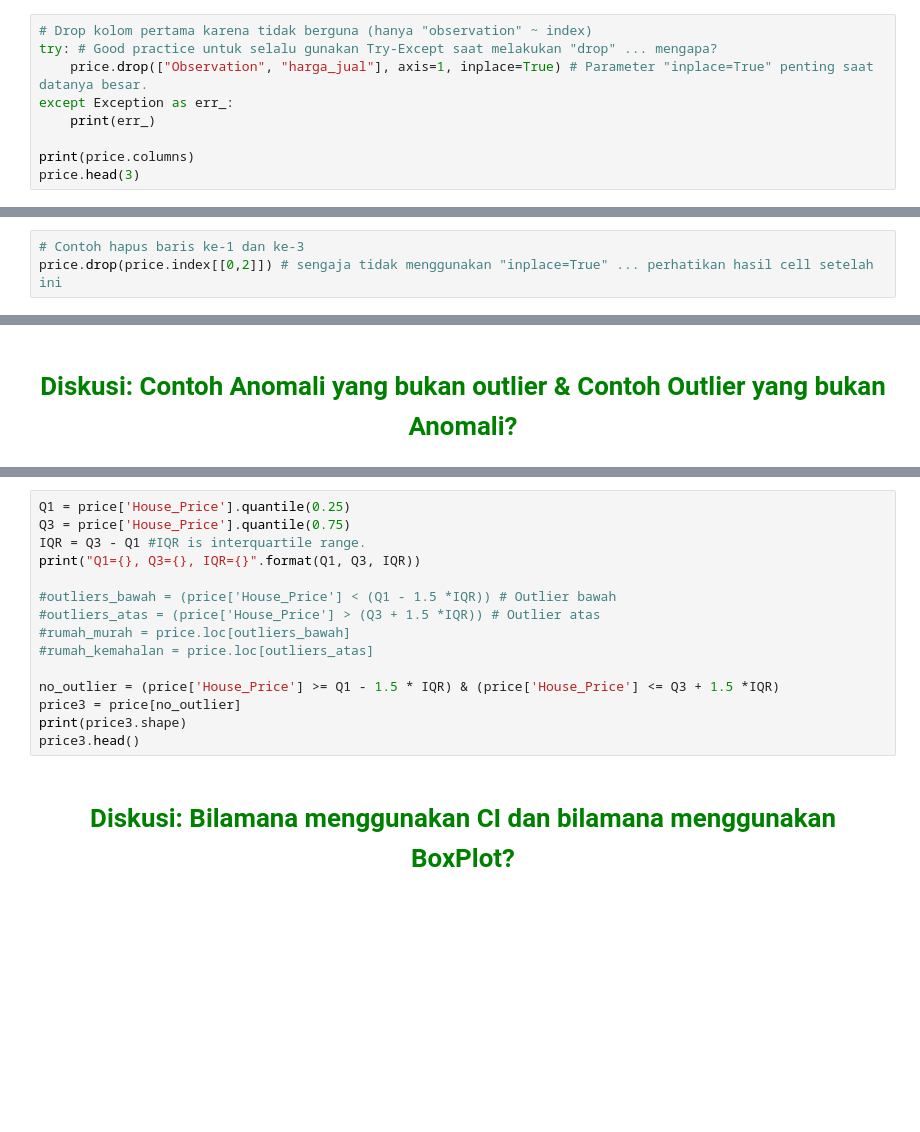
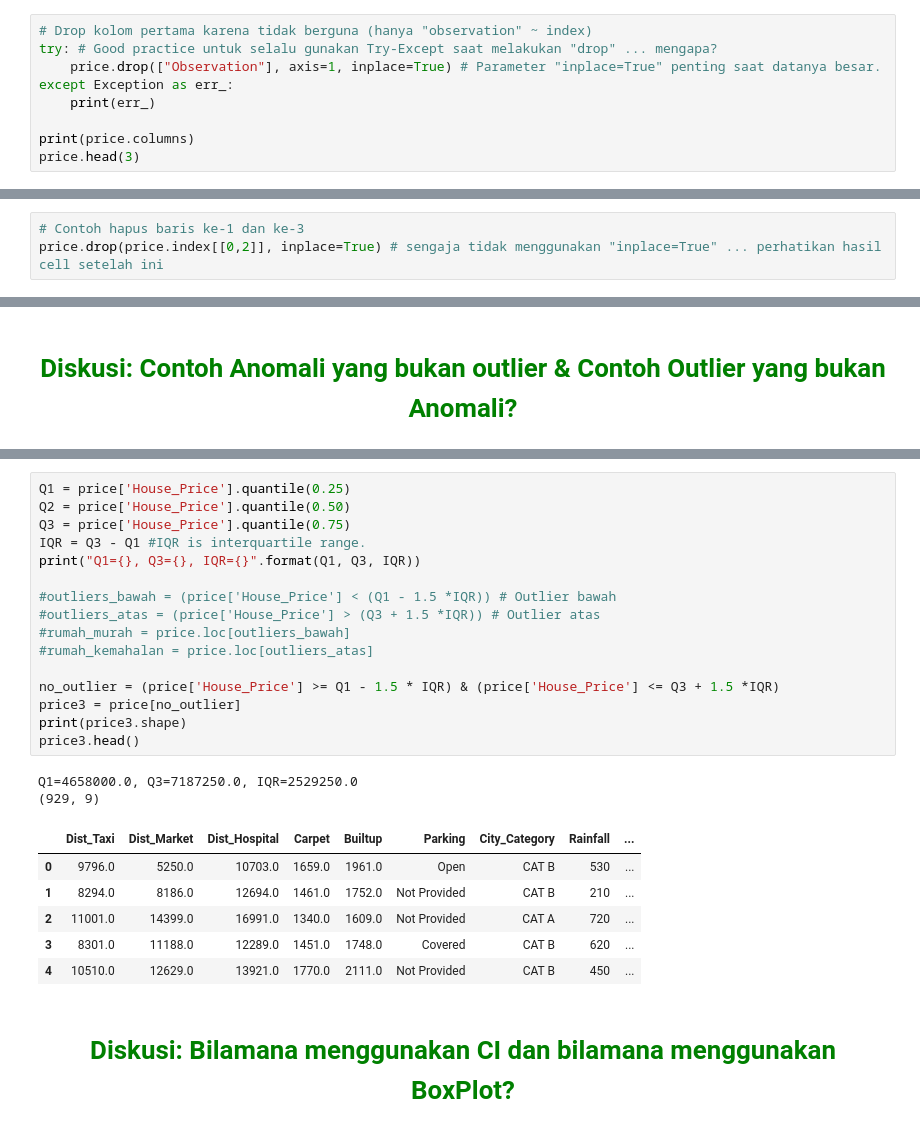
Before and after one commit to sakerajunior/ptpjb, a Jupyter notebook: 03 - Exploratory Data Analysis ~ Preprocessing.ipynb, the cells around one changed output, grey strips where cells are left out. Saved outputs shown, nothing was run; the diff lists cells and outputs as text; blank space fills up the shorter version.

```diff
--- a/03 - Exploratory Data Analysis ~ Preprocessing.ipynb
+++ b/03 - Exploratory Data Analysis ~ Preprocessing.ipynb
@@ -282,7 +433,7 @@ price.columns
 # %%
 # Drop kolom pertama karena tidak berguna (hanya "observation" ~ index)
 try: # Good practice untuk selalu gunakan Try-Except saat melakukan "drop" ... mengapa?
-    price.drop(["Observation", "harga_jual"], axis=1, inplace=True) # Parameter "inplace=True" penting saat datanya besar.
+    price.drop(["Observation"], axis=1, inplace=True) # Parameter "inplace=True" penting saat datanya besar.
 except Exception as err_:
     print(err_)
 
@@ -291,5 +450,5 @@ price.head(3)
 # %%
 # Contoh hapus baris ke-1 dan ke-3
-price.drop(price.index[[0,2]]) # sengaja tidak menggunakan "inplace=True" ... perhatikan hasil cell setelah ini
+price.drop(price.index[[0,2]], inplace=True) # sengaja tidak menggunakan "inplace=True" ... perhatikan hasil cell setelah ini
 # %%
 price.head(4) # Apa yang terjadi?
@@ -488,18 +791,28 @@ p = sns.boxplot(x="House_Price", data=price)
 # %%
 Q1 = price['House_Price'].quantile(0.25)
+Q2 = price['House_Price'].quantile(0.50)
 Q3 = price['House_Price'].quantile(0.75)
 IQR = Q3 - Q1 #IQR is interquartile range.
 print("Q1={}, Q3={}, IQR={}".format(Q1, Q3, IQR))
 
 #outliers_bawah = (price['House_Price'] < (Q1 - 1.5 *IQR)) # Outlier bawah
 #outliers_atas = (price['House_Price'] > (Q3 + 1.5 *IQR)) # Outlier atas
 #rumah_murah = price.loc[outliers_bawah]
 #rumah_kemahalan = price.loc[outliers_atas]
 
 no_outlier = (price['House_Price'] >= Q1 - 1.5 * IQR) & (price['House_Price'] <= Q3 + 1.5 *IQR)
 price3 = price[no_outlier]
 print(price3.shape)
 price3.head()
+# %% [output]
+Q1=4658000.0, Q3=7187250.0, IQR=2529250.0
+(929, 9)
+|  | Dist_Taxi | Dist_Market | Dist_Hospital | Carpet | Builtup | Parking | City_Category | Rainfall | ... |
+| 0 | 9796.0 | 5250.0 | 10703.0 | 1659.0 | 1961.0 | Open | CAT B | 530 | ... |
+| 1 | 8294.0 | 8186.0 | 12694.0 | 1461.0 | 1752.0 | Not Provided | CAT B | 210 | ... |
+| 2 | 11001.0 | 14399.0 | 16991.0 | 1340.0 | 1609.0 | Not Provided | CAT A | 720 | ... |
+| 3 | 8301.0 | 11188.0 | 12289.0 | 1451.0 | 1748.0 | Covered | CAT B | 620 | ... |
+| 4 | 10510.0 | 12629.0 | 13921.0 | 1770.0 | 2111.0 | Not Provided | CAT B | 450 | ... |
 # %% [markdown]
 # <center><font color="green"> Diskusi: Bilamana menggunakan CI dan bilamana menggunakan BoxPlot?</font></center>
 # %% [markdown]
```
Also changed, not shown: parts of 55 cells of this notebook, 16 other files.
